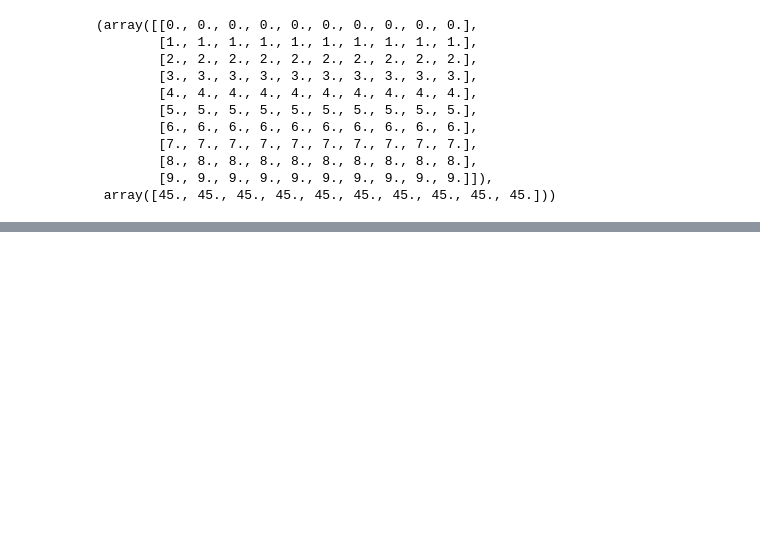
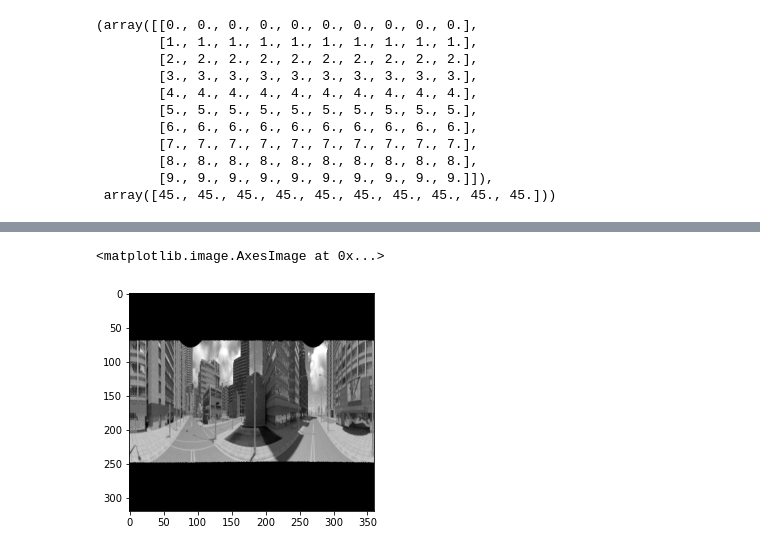
Before and after one commit to DaMadApe/AImg, a Jupyter notebook: Img/sandb.ipynb, the cells around one changed output, grey strips where cells are left out. Cells and saved outputs as stored; diff of their text form; code cells hidden in the pictures; blank space fills up the shorter version.

```diff
--- a/Img/sandb.ipynb
+++ b/Img/sandb.ipynb
@@ -342,0 +419,22 @@ r = rn1 * (rn2/rd)**2
+# %%
+import numpy as np
+import matplotlib.pyplot as plt
+from skimage import io, data, color, transform
+
+pasos = 360
+
+img = io.imread('../datos/catadiop2.png')
+img = color.rgb2gray(img)
+h, w = img.shape
+
+recon = np.zeros((w//2, pasos))
+
+beta_lim = np.arctan(h/(2*w))
+for i in range(pasos):
+    img_rot = transform.rotate(img, 360*i/pasos)
+    recon[:, i] = img_rot[h//2, :w//2]
+
+plt.imshow(recon, cmap='gray')
+# %% [output]
+<matplotlib.image.AxesImage at 0x...>
+[figure, added]
```
Also changed, not shown: parts of 9 cells of this notebook, 23 other files.
